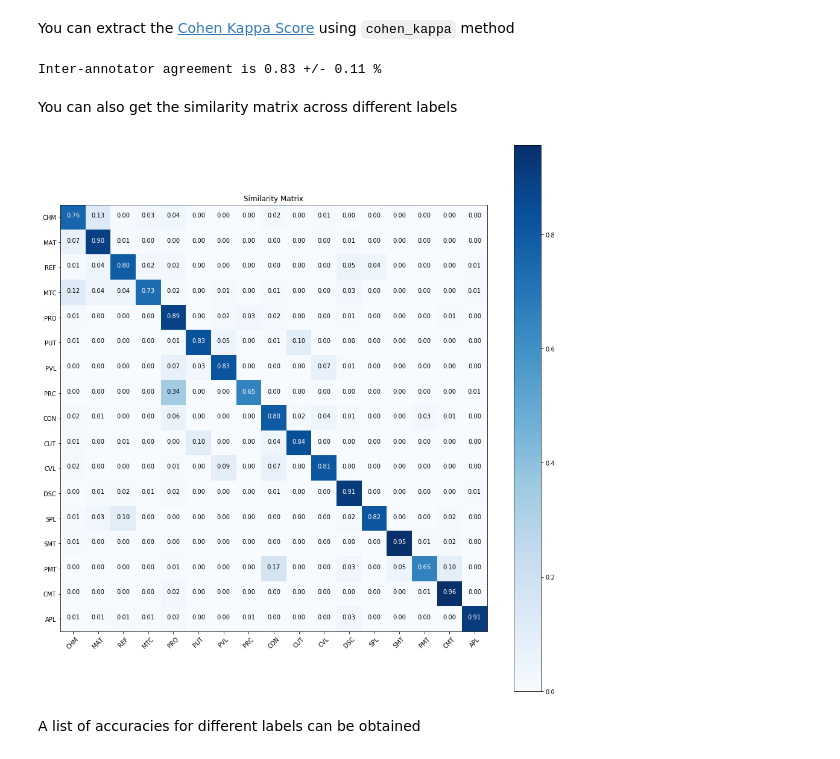
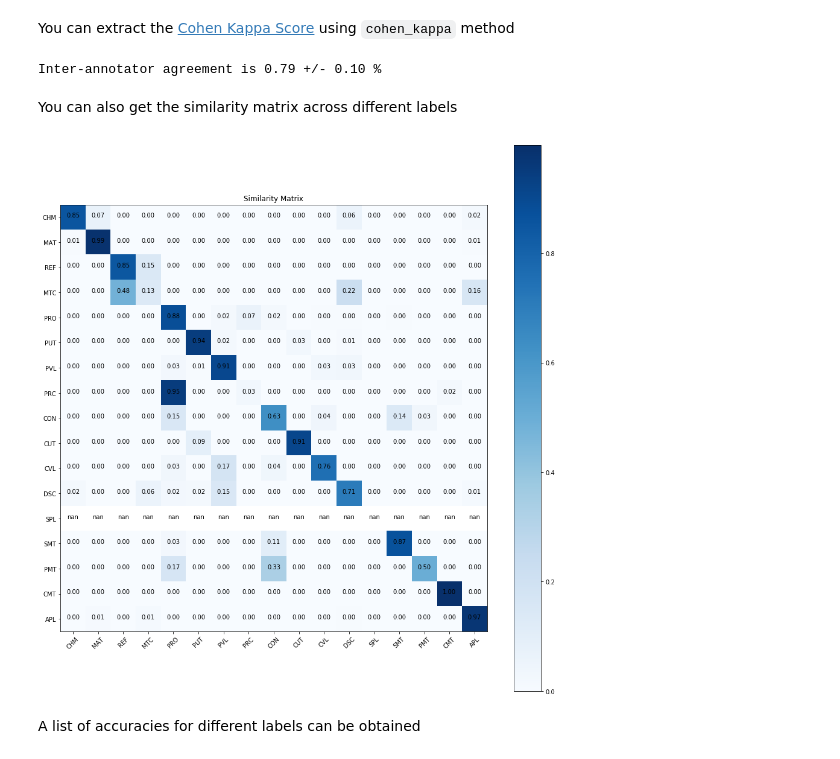
Before and after one commit to LeighWeston86/matstract, a Jupyter notebook: matstract/nlp/NLP_demo.ipynb, the cells around one changed output. Drawn from its saved outputs; the diff is of its cells as text; code cells hidden in the pictures.

```diff
--- a/matstract/nlp/NLP_demo.ipynb
+++ b/matstract/nlp/NLP_demo.ipynb
@@ -53,22 +57,38 @@ all_labels = [label['value'] for label in AnnotationBuilder.LABELS]
 You can extract the [Cohen Kappa Score](http://scikit-learn.org/stable/modules/generated/sklearn.metrics.cohen_kappa_score.html) using `cohen_kappa` method
 # %%
 # you can specify a list of labels and annotations
-kappa, kappaStd, existing_labels = am.cohen_kappa(labels=all_labels, annotators=None)
+kappa, kappaStd, existing_labels = am.cohen_kappa(labels=None, annotators=
+                                                  {"anubhavmi6",
+                                                   "qimi6",
+                                                   "benmi6",
+                                                   "alirezami6",
+                                                   "peiyuanmi6",
+                                                   "michaelmi6",
+                                                   "davidmi6",
+                                                   "hillarymi6"})
 print("Inter-annotator agreement is {:.2f} +/- {:.2f} %".format(kappa, kappaStd))
 # %% [output]
-Inter-annotator agreement is 0.83 +/- 0.11 %
+Inter-annotator agreement is 0.79 +/- 0.10 %
 # %% [markdown]
 You can also get the similarity matrix across different labels
 # %%
 %matplotlib inline
 import matplotlib.pyplot as plt
 from matstract.nlp.utils import plot_matrix
 
-similarity_matrix, labels = am.similarity_matrix(labels=all_labels, annotators=None)
+similarity_matrix, labels = am.similarity_matrix(labels=all_labels, annotators=
+                                                  {"anubhavmi6",
+                                                   "qimi6",
+                                                   "benmi6",
+                                                   "alirezami6",
+                                                   "peiyuanmi6",
+                                                   "michaelmi6",
+                                                   "davidmi6",
+                                                   "hillarymi6"})
 plt.figure(figsize=(13,13))
 plot_matrix(similarity_matrix, labels, normalize=True, title="Similarity Matrix")
 # %% [output]
-[figure, old version]
+[figure, new version]
 # %% [markdown]
 A list of accuracies for different labels can be obtained
 # %%
```
Also changed, not shown: parts of 3 cells of this notebook, 9 other files.
